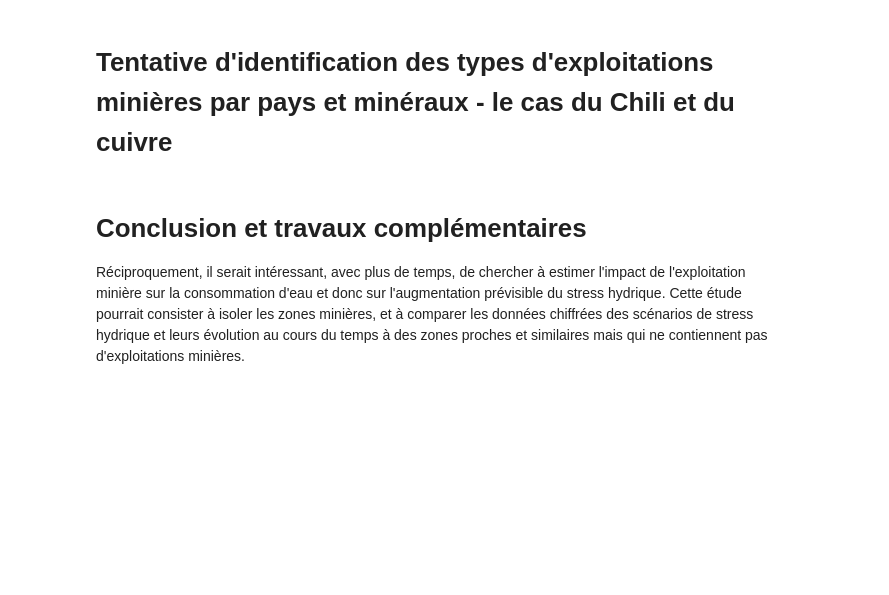
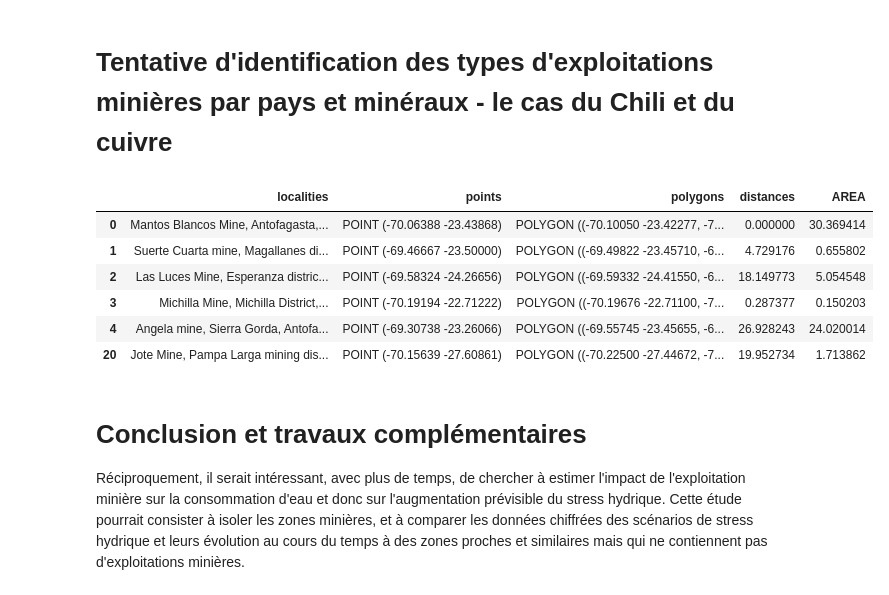
Before and after one commit to Suzie14/Mines, a Jupyter notebook: Main.ipynb, the cells around one changed output. Drawn from its saved outputs; the diff is of its cells as text; code cells hidden in the pictures; blank space fills up the shorter version.

Commit message:
Version - fonction assign à revoir

```diff
--- a/Main.ipynb
+++ b/Main.ipynb
@@ -117,3 +125,14 @@ df_copper = pd.read_excel(shares_prod_2020, 'Copper')
+# %%
+assign_polygons_points(test_Chile_copper, df_total, df_total_mining)
+# A revoir
+# %% [output]
+|  | localities | points | polygons | distances | AREA |
+| 0 | Mantos Blancos Mine, Antofagasta,... | POINT (-70.06388 -23.43868) | POLYGON ((-70.10050 -23.42277, -7... | 0.000000 | 30.369414 |
+| 1 | Suerte Cuarta mine, Magallanes di... | POINT (-69.46667 -23.50000) | POLYGON ((-69.49822 -23.45710, -6... | 4.729176 | 0.655802 |
+| 2 | Las Luces Mine, Esperanza distric... | POINT (-69.58324 -24.26656) | POLYGON ((-69.59332 -24.41550, -6... | 18.149773 | 5.054548 |
+| 3 | Michilla Mine, Michilla District,... | POINT (-70.19194 -22.71222) | POLYGON ((-70.19676 -22.71100, -7... | 0.287377 | 0.150203 |
+| 4 | Angela mine, Sierra Gorda, Antofa... | POINT (-69.30738 -23.26066) | POLYGON ((-69.55745 -23.45655, -6... | 26.928243 | 24.020014 |
+| 20 | Jote Mine, Pampa Larga mining dis... | POINT (-70.15639 -27.60861) | POLYGON ((-70.22500 -27.44672, -7... | 19.952734 | 1.713862 |
 # %% [markdown]
 # Conclusion et travaux complémentaires
 Réciproquement, il serait intéressant, avec plus de temps, de chercher à estimer l'impact de l'exploitation minière sur la consommation d'eau et donc sur l'augmentation prévisible du stress hydrique. Cette étude pourrait consister à isoler les zones minières, et à comparer les données chiffrées des scénarios de stress hydrique et leurs évolution au cours du temps à des zones proches et similaires mais qui ne contiennent pas d'exploitations minières.
```
Also changed, not shown: parts of 5 cells of this notebook.
